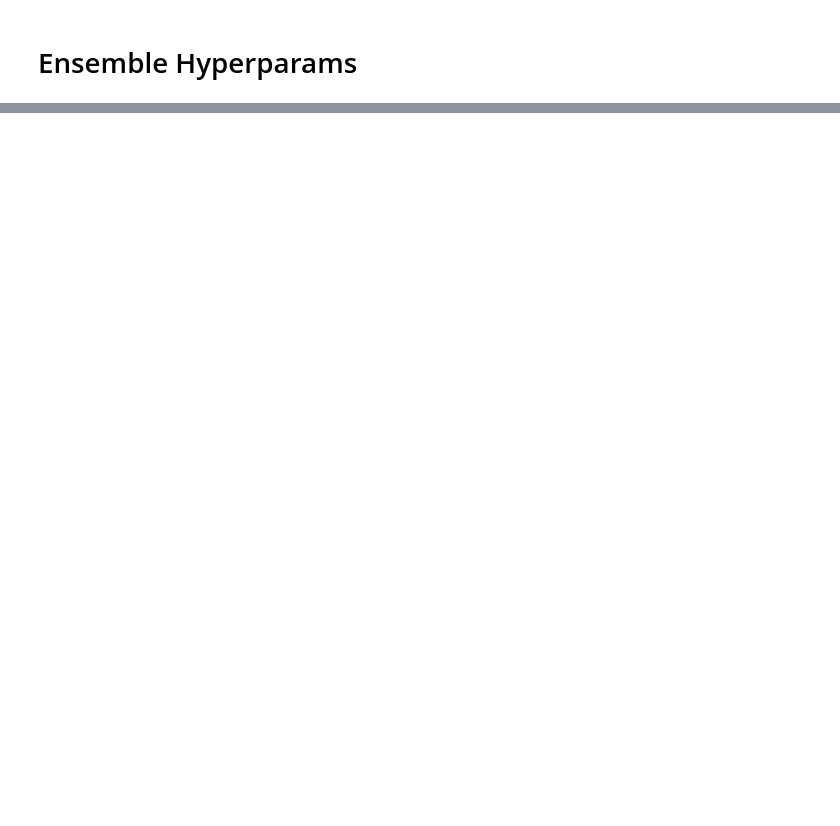
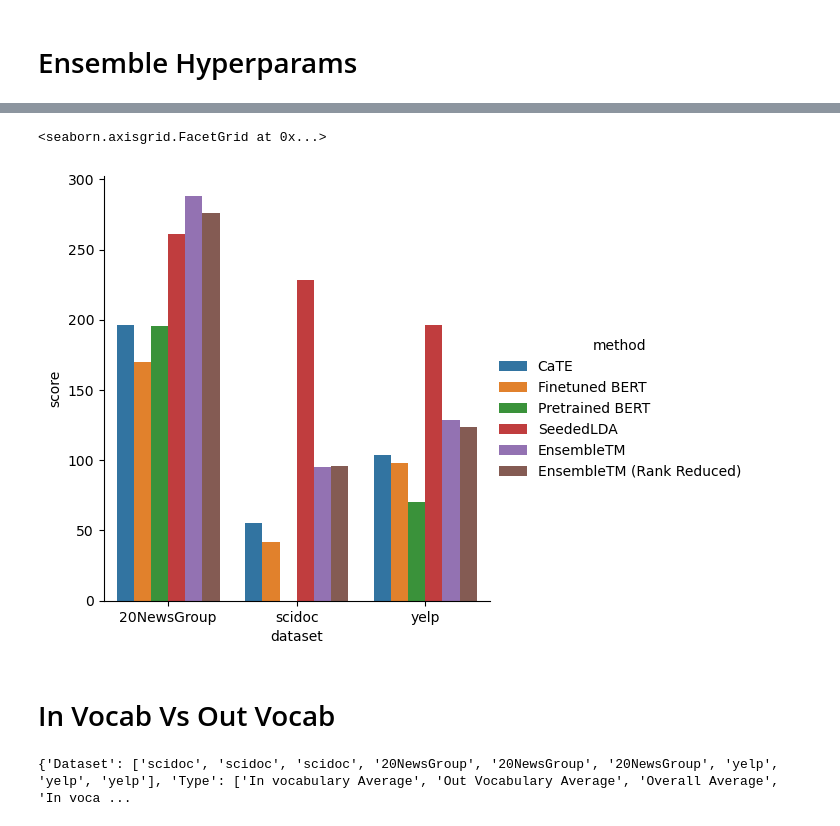
Before and after one commit to zhangchi0104/honours-sgtm, a Jupyter notebook: plots.ipynb, the cells around one changed output, grey strips where cells are left out. Drawn from its saved outputs; the diff is of its cells as text; code cells hidden in the pictures; blank space fills up the shorter version.

```diff
--- a/plots.ipynb
+++ b/plots.ipynb
@@ -69,0 +156,61 @@ plt.savefig(PLOTS_OUTPUT_DIR / 'weight-distinctiveness.png')
+# %%
+import seaborn as sns
+sns.catplot(results[results['metric']=='pmi'], kind='bar', x='dataset', y='score', hue='method')
+# %% [output]
+<seaborn.axisgrid.FacetGrid at 0x...>
+[figure, added]
+# %% [markdown]
+# In Vocab Vs Out Vocab
+# %%
+import os
+from scripts.utils.io import load_seed
+import re
+import pandas as pd
+import seaborn as sns
+MATCHER = r'(?P<seed>[a-z_]+):(?P<pmi>[0-9.]*)'
+def txt_output2dataframe(*datasets):
+    # load seeds
+    data = {
+        "Dataset": [],
+        "Type": [],
+        "PMI": []
+    }
+    for dataset in datasets:
+
+        dataset_result = {
+            "In vocabulary Average": 0,
+            "Out Vocabulary Average": 0,
+            "Overall Average": 0,
+        }
+        seed_path = os.path.join('./data', dataset, 'seeds.json')
+        result_path = os.path.join('./results/', dataset, 'evaluations', 'ensemble_pmi.txt')
+        in_vocab, out_vocab = load_seed(seed_path, False)
+        f = open(result_path, 'r')
+        lines = f.readlines()
+        f.close()
+        pmis = ensemble_pmi2dict(lines)
+        out_vocab_pmi = sum(pmis[word] for word in out_vocab) / len(in_vocab)
+        in_vocab_pmi = sum(pmis[word] for word in in_vocab) / len(out_vocab)
+        dataset_result['In vocabulary Average'] = in_vocab_pmi
+        dataset_result['Out Vocabulary Average'] = out_vocab_pmi
+        dataset_result['Overall Average'] = (in_vocab_pmi + out_vocab_pmi) / len(pmis)
+        for key, value in dataset_result.items():
+            data['Dataset'].append(dataset)
+            data['Type'].append(key)
+            data['PMI'].append(value)
+    print(data)
+    return pd.DataFrame(data)
+
+def ensemble_pmi2dict(lines):
+    res = {}
+    for line in lines:
+        match = re.match(MATCHER, line)
+        match = match.groupdict()
+        seed = match['seed']
+        pmi = match['pmi']
+        res[seed] = float(pmi)
+
+    return res
+df = txt_output2dataframe('scidoc', '20NewsGroup', 'yelp')
+# %% [output]
+{'Dataset': ['scidoc', 'scidoc', 'scidoc', '20NewsGroup', '20NewsGroup', '20NewsGroup', 'yelp', 'yelp', 'yelp'], 'Type': ['In vocabulary Average', 'Out Vocabulary Average', 'Overall Average', 'In voca ...
```
Also changed, not shown: parts of 7 cells of this notebook, 43 other files.
